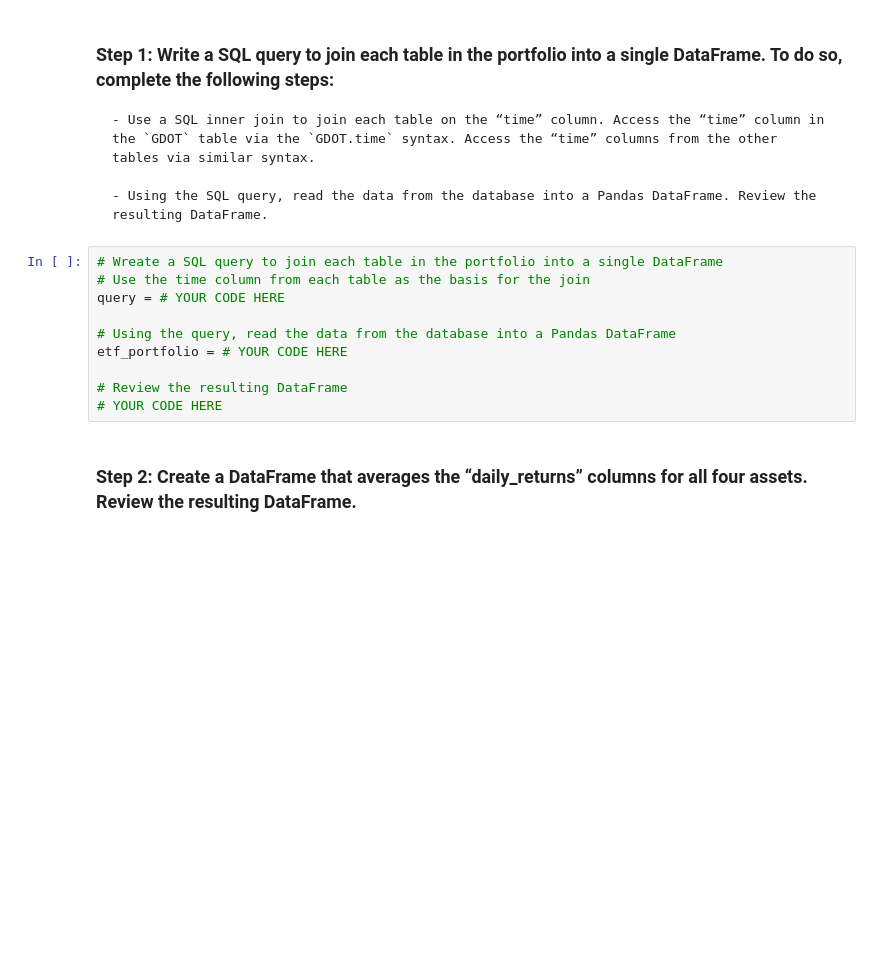
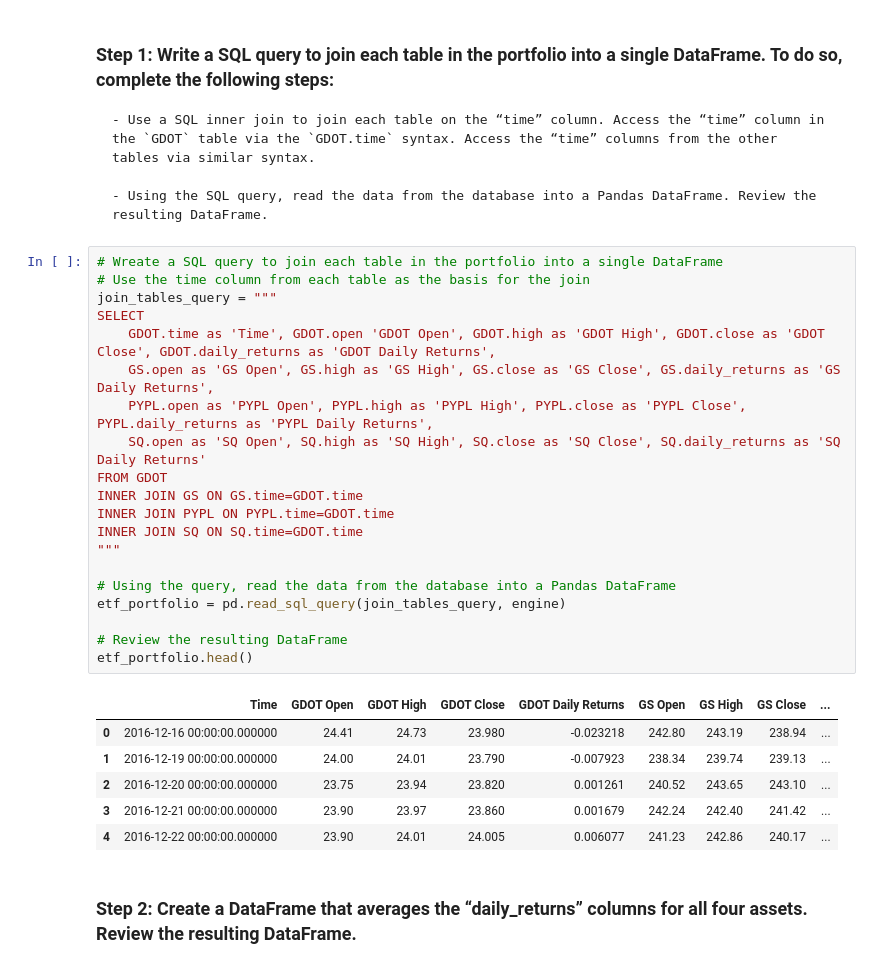
Before and after one commit to mikehoo92/Module_7_Challenge, a Jupyter notebook: etf_analyzer.ipynb, the cells around one changed output. Saved outputs shown, nothing was run; the diff lists cells and outputs as text; blank space fills up the shorter version.

Commit message:
Analyzed the ETF Portfolio and created README

```diff
--- a/etf_analyzer.ipynb
+++ b/etf_analyzer.ipynb
@@ -315,16 +315,33 @@ Complete the following steps:
     - Use a SQL inner join to join each table on the “time” column. Access the “time” column in the `GDOT` table via the `GDOT.time` syntax. Access the “time” columns from the other tables via similar syntax.
 
     - Using the SQL query, read the data from the database into a Pandas DataFrame. Review the resulting DataFrame.
-# %%
-# Wreate a SQL query to join each table in the portfolio into a single DataFrame
-# Use the time column from each table as the basis for the join
-query = # YOUR CODE HERE
-
-# Using the query, read the data from the database into a Pandas DataFrame
-etf_portfolio = # YOUR CODE HERE
-
-# Review the resulting DataFrame
-# YOUR CODE HERE
+# %%
+# Wreate a SQL query to join each table in the portfolio into a single DataFrame
+# Use the time column from each table as the basis for the join
+join_tables_query = """
+SELECT
+    GDOT.time as 'Time', GDOT.open 'GDOT Open', GDOT.high as 'GDOT High', GDOT.close as 'GDOT Close', GDOT.daily_returns as 'GDOT Daily Returns',
+    GS.open as 'GS Open', GS.high as 'GS High', GS.close as 'GS Close', GS.daily_returns as 'GS Daily Returns',
+    PYPL.open as 'PYPL Open', PYPL.high as 'PYPL High', PYPL.close as 'PYPL Close', PYPL.daily_returns as 'PYPL Daily Returns',
+    SQ.open as 'SQ Open', SQ.high as 'SQ High', SQ.close as 'SQ Close', SQ.daily_returns as 'SQ Daily Returns'
+FROM GDOT
+INNER JOIN GS ON GS.time=GDOT.time
+INNER JOIN PYPL ON PYPL.time=GDOT.time
+INNER JOIN SQ ON SQ.time=GDOT.time
+"""
+
+# Using the query, read the data from the database into a Pandas DataFrame
+etf_portfolio = pd.read_sql_query(join_tables_query, engine)
+
+# Review the resulting DataFrame
+etf_portfolio.head()
+# %% [output]
+|  | Time | GDOT Open | GDOT High | GDOT Close | GDOT Daily Returns | GS Open | GS High | GS Close | ... |
+| 0 | 2016-12-16 00:00:00.000000 | 24.41 | 24.73 | 23.980 | -0.023218 | 242.80 | 243.19 | 238.94 | ... |
+| 1 | 2016-12-19 00:00:00.000000 | 24.00 | 24.01 | 23.790 | -0.007923 | 238.34 | 239.74 | 239.13 | ... |
+| 2 | 2016-12-20 00:00:00.000000 | 23.75 | 23.94 | 23.820 | 0.001261 | 240.52 | 243.65 | 243.10 | ... |
+| 3 | 2016-12-21 00:00:00.000000 | 23.90 | 23.97 | 23.860 | 0.001679 | 242.24 | 242.40 | 241.42 | ... |
+| 4 | 2016-12-22 00:00:00.000000 | 23.90 | 24.01 | 24.005 | 0.006077 | 241.23 | 242.86 | 240.17 | ... |
 # %% [markdown]
 ### Step 2: Create a DataFrame that averages the “daily_returns” columns for all four assets. Review the resulting DataFrame.
 # %%
```
Also changed, not shown: parts of 4 cells of this notebook, 2 other files.
